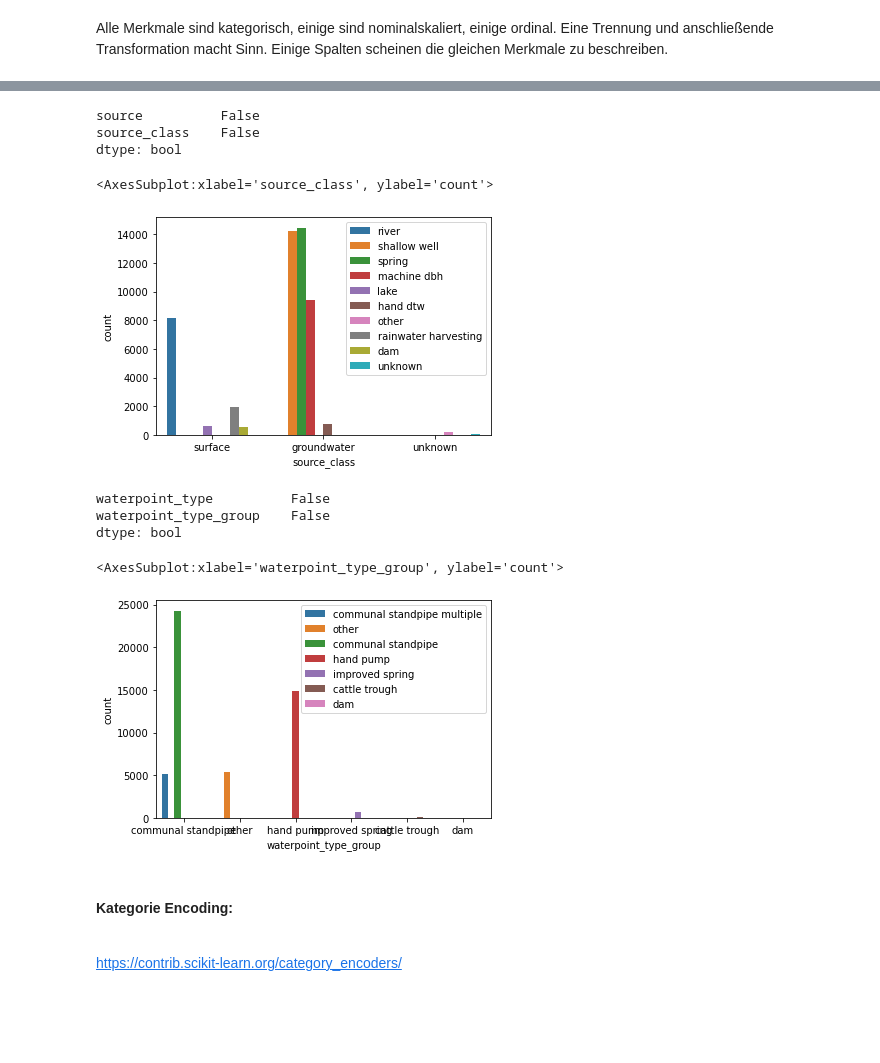
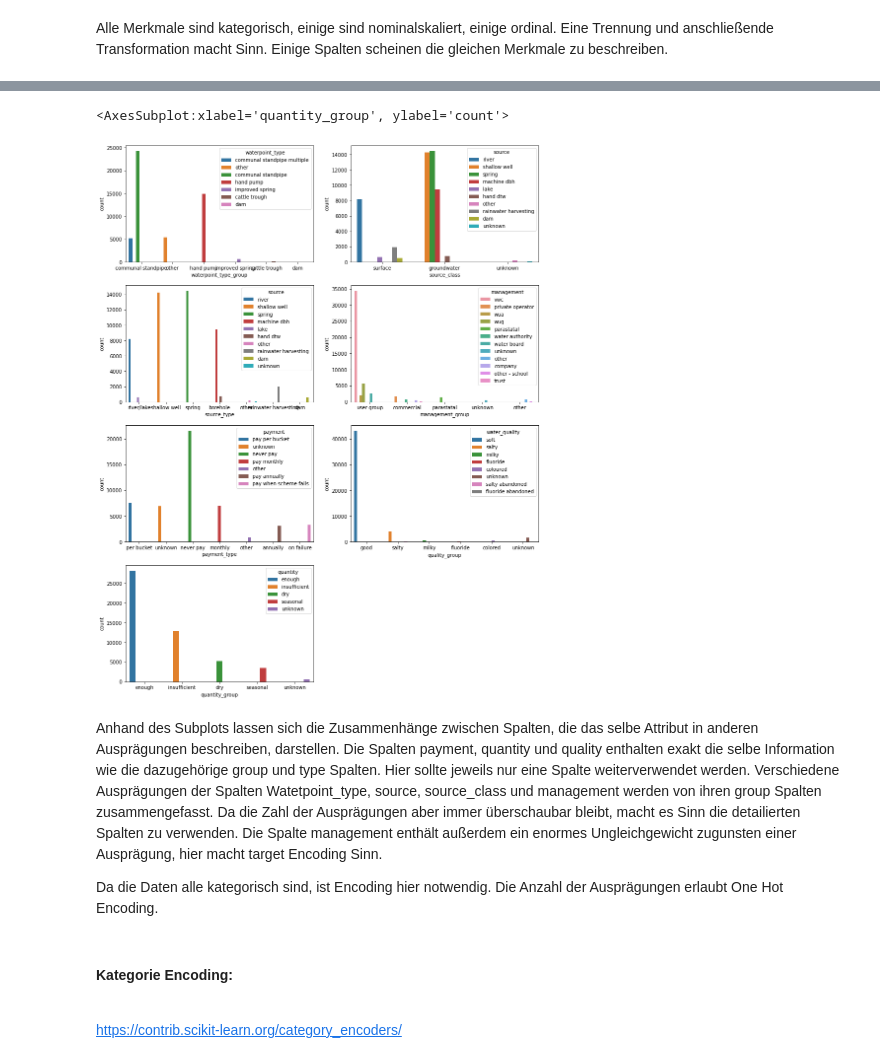
Before and after one commit to timo282/Tanzania_Pumps_Prediction, a Jupyter notebook: Data_Prep_FL.ipynb, the cells around one changed output, grey strips where cells are left out. Cells and saved outputs as stored; diff of their text form; code cells hidden in the pictures; blank space fills up the shorter version.

```diff
--- a/Data_Prep_FL.ipynb
+++ b/Data_Prep_FL.ipynb
@@ -17,8 +19,8 @@ pd.set_option('display.max_columns', None)
 display(pump.head())
 display(test.head())
 col_Fabi=[i for i in range(27,40)]
-features = pump.iloc[:, col_Fabi]
-features.head(20)
+features_Fabi = pump.iloc[:, col_Fabi]
+features_Fabi.head(20)
 # %% [output]
 |  | id | amount_tsh | date_recorded | funder | gps_height | installer | longitude | latitude | wpt_name | ... |
 | 0 | 12237 | 30.0 | 2013-01-23 | Government Of Tanzania | 107 | District Council | 39.360880 | -10.295705 | Zahanati Membe | ... |
@@ -58,8 +62,8 @@ ord = pd.DataFrame()
 # %%
 def explore(col1, col2):
     cols = features[[col1,col2]]
-    display(cols.isnull().any())
+    #display(cols.isnull().any())
     cols.iloc[:,0]
     ax = sns.countplot(hue=cols.iloc[:,0], x= cols.iloc[:,1],data=cols)
-    ax.legend(loc='upper right')
-    display(ax)
+    ax.legend(loc='upper right', title=col1)
+    return ax
@@ -134,23 +70,31 @@ dtype: bool
-# %%
-explore('source', 'source_class')
-#nom['source'] = features['source']
-#Starkes Ungleichgewicht zu Groundwater --> Aufteilung durch Source beibehalten
-# %% [output]
-source          False
-source_class    False
-dtype: bool
-<AxesSubplot:xlabel='source_class', ylabel='count'>
-[figure, removed]
-# %%
-explore('waterpoint_type','waterpoint_type_group')
-#nom['waterpoint_type'] = features['waterpoint_type']
-#group erhöht das Ungleichgewicht , daher type beibehalten
-# %% [output]
-waterpoint_type          False
-waterpoint_type_group    False
-dtype: bool
-<AxesSubplot:xlabel='waterpoint_type_group', ylabel='count'>
-[figure, removed]
+# %%
+fig, axs = plt.subplots(figsize=(15,20))
+plt.subplot(4,2,1)
+plt.plot = explore('waterpoint_type','waterpoint_type_group')
+plt.subplot(4,2,2)
+explore('source', 'source_class')
+plt.subplot(4,2,3)
+explore('source', 'source_type')
+plt.subplot(4,2,4)
+explore('management','management_group')
+plt.subplot(4,2,5)
+explore('payment', 'payment_type')
+plt.subplot(4,2,6)
+explore('water_quality', 'quality_group')
+plt.subplot(4,2,7)
+explore('quantity', 'quantity_group')
+# %% [output]
+<AxesSubplot:xlabel='quantity_group', ylabel='count'>
+[figure, added]
+# %% [markdown]
+Anhand des Subplots lassen sich die Zusammenhänge zwischen Spalten, die das selbe Attribut in anderen Ausprägungen beschreiben, darstellen.
+Die Spalten payment, quantity und quality enthalten exakt die selbe Information wie die dazugehörige group und type Spalten. Hier sollte jeweils nur eine Spalte weiterverwendet werden.
+Verschiedene Ausprägungen der Spalten Watetpoint_type, source, source_class und management werden von ihren group Spalten zusammengefasst. Da die Zahl der Ausprägungen aber immer überschaubar bleibt, macht es Sinn die detailierten Spalten zu verwenden.
+Die Spalte management enthält außerdem ein enormes Ungleichgewicht zugunsten einer Ausprägung, hier macht target Encoding Sinn.
+
+
+
+Da die Daten alle kategorisch sind, ist Encoding hier notwendig. Die Anzahl der Ausprägungen erlaubt One Hot Encoding.
 # %% [markdown]
 #### Kategorie Encoding:
 <br> https://contrib.scikit-learn.org/category_encoders/
```
Also changed, not shown: parts of 15 cells of this notebook, 1 other file.
